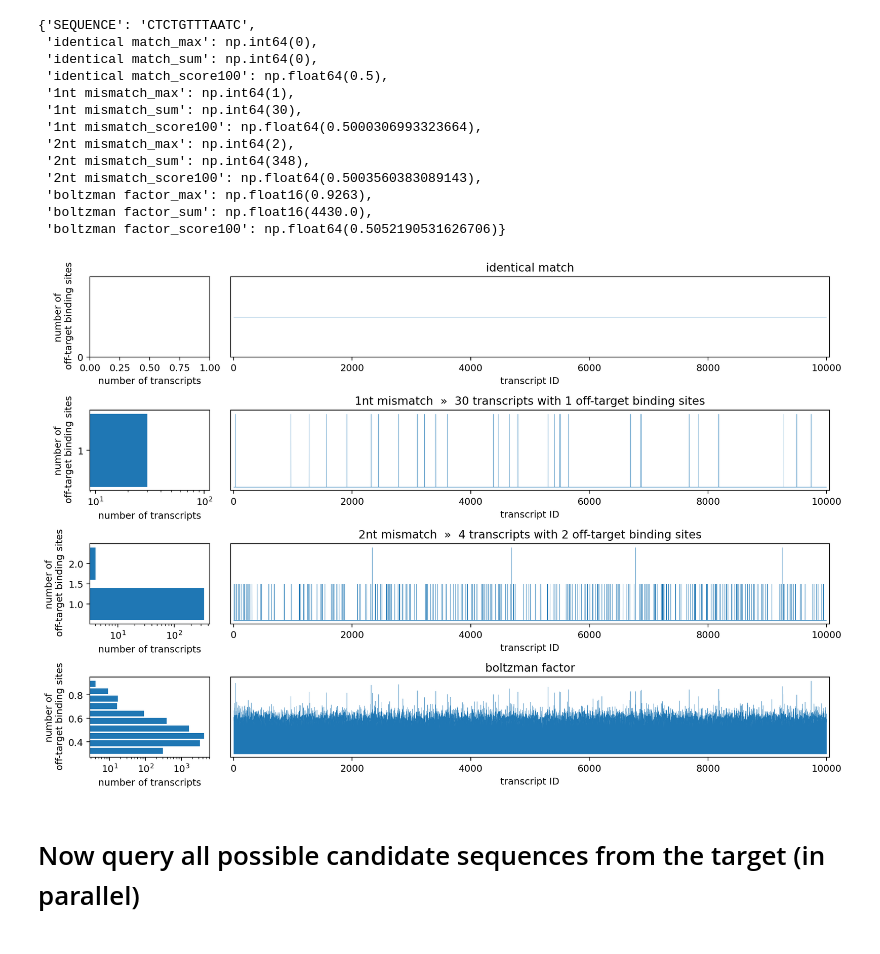
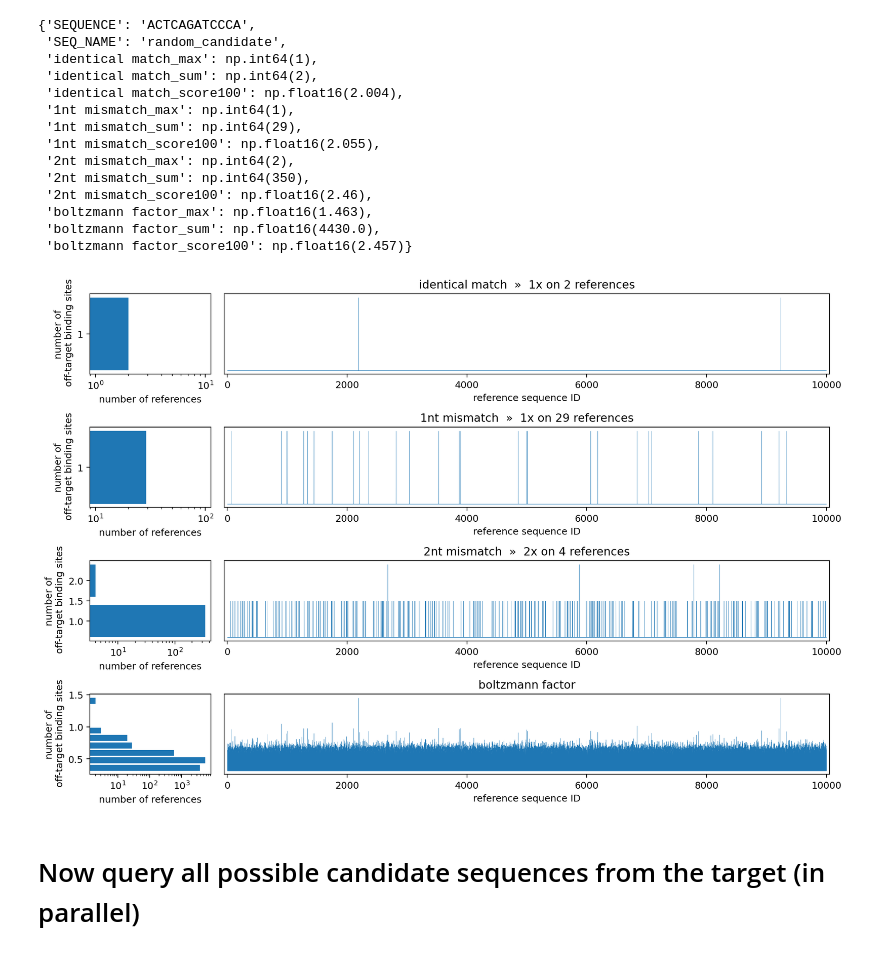
Before and after one commit to Q1vy/iGEM2025-TRAPS-Software-and-Modelling, a Jupyter notebook: target_search_test.ipynb, the cells around one changed output. Cells and saved outputs as stored; diff of their text form; code cells hidden in the pictures.

```diff
--- a/target_search_test.ipynb
+++ b/target_search_test.ipynb
@@ -62,4 +68,12 @@ sc_results
 # %%
-reference_dataset = pd.DataFrame([{"SEQ_NAME": f"random_transcript_#{i}", "SEQUENCE": random_seq(size = 10**3)} for i in range(10000)])    # The reference to check against, i.e. a transcript from the transcriptome in this example
-query             = pd.Series(    {"SEQ_NAME": "random_candidate",        "SEQUENCE": random_seq(size = 12)})                              #  Binding Site Candidate
+binding_site_len = 12  # length of the binding sites (8-12 for pumby)
 plot = True
+
+# generate input sequences
+reference_dataset = pd.DataFrame([{"SEQ_NAME": f"random_transcript_#{i}", "SEQUENCE": random_seq(size = 10**3), "WEIGHT": np.random.poisson(100)/10} for i in range(10000)])  # The reference to check against, i.e. a transcript from the transcriptome in this example
+target_sequence   = pd.Series(    {"SEQ_NAME": "random_target",           "SEQUENCE": random_seq(size = 800),   "WEIGHT": 1})                                           # The sequence from which we want ot find the best/unique binding site
+
+# generate dataset of all possible binding sequences
+query_dataset = pd.DataFrame([{"SEQ_NAME": target_sequence.SEQ_NAME + f"_{k}:{k+binding_site_len}", "SEQUENCE":target_sequence.SEQUENCE[k:k+binding_site_len],  "WEIGHT": target_sequence.WEIGHT} for k in range(len(target_sequence.SEQUENCE)-binding_site_len)] )
+query = query_dataset.sample().iloc[0]  # pick a random binding site candidate for this test
+query
@@ -94,0 +114,8 @@ detailed_query_results
+# %%
+def signif(x, p):
+    '''round to p = number of nonzero digits
+    adapted from Scott Gigante from https://stackoverflow.com/questions/18915378/rounding-to-significant-figures-in-numpy'''
+    x = np.asarray(x)
+    x_positive = np.where(np.isfinite(x) & (x != 0), np.abs(x), 10**(p-1))
+    mags = 10 ** (p - 1 - np.floor(np.log10(x_positive)))
+    return np.round(x * mags) / mags
@@ -156,7 +279,7 @@ def query_eval(query, reference_dataset, plot = False):
     #  Search for binding sites in reference dataset  #
     #-------------------------------------------------#
 
-    detailed_query_results = pd.DataFrame()                    # initialize a dataset to store the results of comparing query sequence with every reference i.e. every transcript in the transcriptome
+    detailed_search_results = pd.DataFrame()                    # initialize a dataset to store the results of comparing query sequence with every reference i.e. every transcript in the transcriptome
     for i, ref in reference_dataset.iterrows():                # iterate over all reference sequences.
 
         mm = len(query.SEQUENCE)-sc_jit(query.SEQUENCE.encode("utf-8"), ref.SEQUENCE.encode("utf-8")) # number of mismatches per position # utf8 encoding of strings to integers speeds up the comparison for some reason
@@ -164,63 +287,64 @@ def query_eval(query, reference_dataset, plot = False):
         sc_row["identical match"] = (mm==0).sum()              # number of idential matches
         sc_row["1nt mismatch"]    = (mm==1).sum()              # number of sites with 1 mismatch
         sc_row["2nt mismatch"]    = (mm==2).sum()              # number of sites with 2 mistmatches
-        sc_row["boltzman factor"] = np.sum(np.exp(-mm))        # a prediction of how likely the query sequence would bind to the reference. Currently the boltzman_factor for a perfect match is 1, if therefore this predicted boltzman_factor is smaller than 1 than it is more likly to bind to the specific RNA, while if it is larger than one it is more likely to bind to the background transcriptom ""
+        sc_row["boltzmann factor"] = np.sum(np.exp(-mm))        # a prediction of how likely the query sequence would bind to the reference. Currently the boltzmann_factor for a perfect match is 1, if therefore this predicted boltzmann_factor is smaller than 1 than it is more likly to bind to the specific RNA, while if it is larger than one it is more likely to bind to the background transcriptom ""
 
-        detailed_query_results = pd.concat([detailed_query_results, pd.DataFrame([sc_row])], ignore_index=True) # add the results for this transcript to the dataset
+        detailed_search_results = pd.concat([detailed_search_results, pd.DataFrame([sc_row])], ignore_index=True) # add the results for this reference (transcript) to the dataset
 
     #-------------------------------------------------------#
     # summarize interaction of query with reference dataset #       # now that we have a huge and detailed list of the interaction with every of the thousands of reference sequences (i.e. transcripts), we need to summarize again to only a few metrics telling how much this query sequence interacts with the references overall
     #-------------------------------------------------------#
 
-    query_summary = {"SEQUENCE": query.SEQUENCE}
-    if plot: fig, ax = plt.subplots(len(detailed_query_results.columns)-1, 2, figsize = (12, 8), gridspec_kw={'width_ratios': [1, 5]}, dpi = 180)
+    query_summary = {"SEQUENCE": query.SEQUENCE, "SEQ_NAME": query.SEQ_NAME}
+    if plot: fig, ax = plt.subplots(len(detailed_search_results.columns)-1, 2, figsize = (12, 8), gridspec_kw={'width_ratios': [1, 5]}, dpi = 180)
 
-    for i, col in enumerate(detailed_query_results.drop("SEQ_NAME", axis = 1).columns): # iterate over all the metrics that should be summarized
-        metric = detailed_query_results[col]
+    for i, col in enumerate(detailed_search_results.drop("SEQ_NAME", axis = 1).columns): # iterate over all the metrics that should be summarized
+        metric = detailed_search_results[col]
         e = 100
-        query_summary[metric.name+f"_max"] = metric.max()  # What was the highest number of off-target binding sites on a single transcript
-        query_summary[metric.name+f"_sum"] = metric.sum()  # What was the total number of off-target binding sites on the whole transcriptome
-        query_summary[metric.name+f"_score{e}"] = np.emath.logn(e, np.sum(e**(metric/e))) - 1.5 # something inbetween max and sum, its a weighted sum where 100 trancripts with one binding site are worth as much as one transcript with two binding sites.  This penelizes outliers with a high number of binding sites on a single transcript, while still containing the information of all other transcripts as well. The e = 100 was chosen arbitrarily, there likly is a better way of weighting all this
+        query_summary[metric.name+f"_max"] = metric.max()  # What was the highest number of off-target binding sites on a single reference i.e. transcript
+        query_summary[metric.name+f"_sum"] = metric.sum()  # What was the total number of off-target binding sites on the whole reference dataset i.e. transcriptome
+        query_summary[metric.name+f"_score{e}"] = np.emath.logn(e, np.sum(np.pow(e, metric, dtype = np.double))).astype("float16")  # something inbetween max and sum, its a weighted sum where 100 references with one binding site are worth as much as one reference with two binding sites.  This penelizes outliers with a high number of binding sites on a single reference, while still containing the information of all other references as well. The e = 100 was chosen arbitrarily, there likly is a better way of weighting all this
         insert = "" # for plotting labels
         if plot:
             if metric.max() > 0 and i < 3: # i.e. if there are mismatches to plot. i==3 is pseudo prob and metric.max() <= 0 is no mismatches
-                insert = f"  »  {(metric == metric.max()).sum()} transcripts with {metric.max()} off-target binding sites"
+                insert = f"  »  {metric.max()}x on {(metric == metric.max()).sum()} references"
                 ax[i,0].hist(metric, log = True, range = (0.5, metric.max()+0.5), bins = np.ceil(metric.max()).astype(int), orientation='horizontal', rwidth = .8) # ignore the 0 mismatch per transcript bin, it might be to large
-                if  metric.max() == 1: # with at most one mistmatch per transcript, the histogram has only one bar
+                if  metric.max() == 1: # with at most one mistmatch per reference, the histogram has only one bar
                     ax[i,0].set_yticks([1])
             elif i==3:
                 ax[i,0].hist(metric, log = True, orientation='horizontal', rwidth = .8) # plot predicted binding pseudo probability (not normalized, i.e. arbitrary units)
             else:
                 ax[i,0].set_yticks([0])
 
             ax[i,1].fill_between(np.arange(len(metric)), np.zeros(len(metric)), metric, ec = "tab:blue", fc = "tab:blue", lw = 0.2, alpha = 1)
-            ax[i,0].set_xlabel("number of transcripts")
+            ax[i,0].set_xlabel("number of references")
             ax[i,0].set_ylabel("number of\n off-target binding sites")
-            ax[i,1].set_xlabel("transcript ID")
+            ax[i,1].set_xlabel("reference sequence ID")
             ax[i,1].set_xlim(-len(metric)*0.005, len(metric)*1.005)
             ax[i,1].set_title(metric.name + insert)
             ax[i,1].set_yticks([])
             plt.tight_layout()
 
     return query_summary
 
 
 query_eval(query, reference_dataset, plot = plot)
 # %% [output]
-{'SEQUENCE': 'CTCTGTTTAATC',
- 'identical match_max': np.int64(0),
- 'identical match_sum': np.int64(0),
- 'identical match_score100': np.float64(0.5),
+{'SEQUENCE': 'ACTCAGATCCCA',
+ 'SEQ_NAME': 'random_candidate',
+ 'identical match_max': np.int64(1),
+ 'identical match_sum': np.int64(2),
+ 'identical match_score100': np.float16(2.004),
  '1nt mismatch_max': np.int64(1),
- '1nt mismatch_sum': np.int64(30),
- '1nt mismatch_score100': np.float64(0.5000306993323664),
+ '1nt mismatch_sum': np.int64(29),
+ '1nt mismatch_score100': np.float16(2.055),
  '2nt mismatch_max': np.int64(2),
- '2nt mismatch_sum': np.int64(348),
- '2nt mismatch_score100': np.float64(0.5003560383089143),
- 'boltzman factor_max': np.float16(0.9263),
- 'boltzman factor_sum': np.float16(4430.0),
- 'boltzman factor_score100': np.float64(0.5052190531626706)}
+ '2nt mismatch_sum': np.int64(350),
+ '2nt mismatch_score100': np.float16(2.46),
+ 'boltzmann factor_max': np.float16(1.463),
+ 'boltzmann factor_sum': np.float16(4430.0),
+ 'boltzmann factor_score100': np.float16(2.457)}
-[figure, old version]
+[figure, new version]
 # %% [markdown]
 
 # Now query all possible candidate sequences from the target (in parallel)
```
Also changed, not shown: parts of 22 cells of this notebook.
